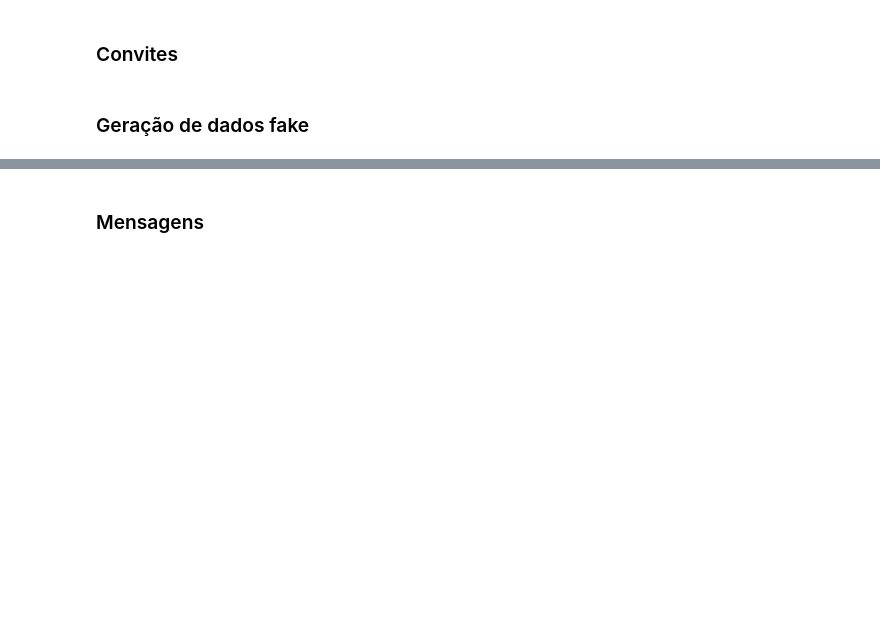
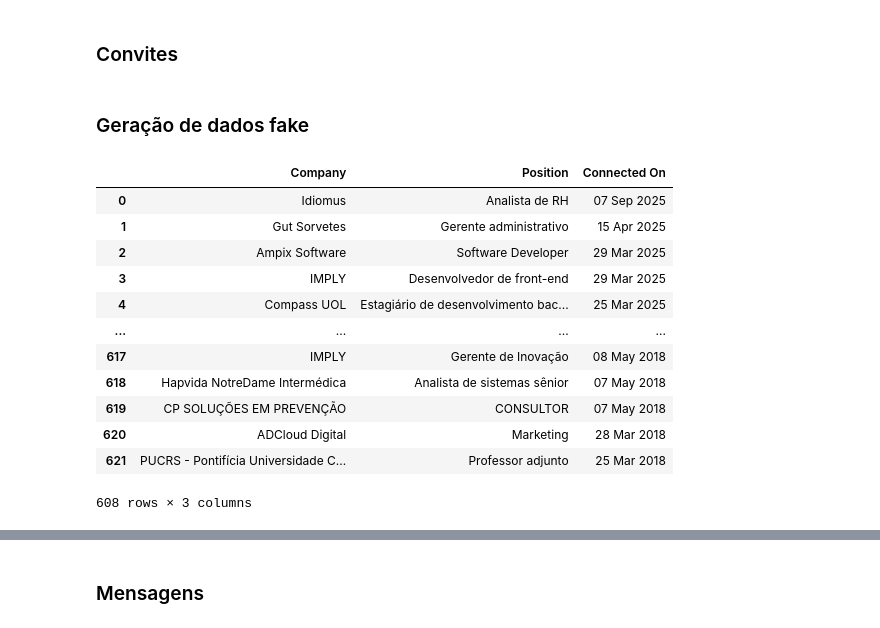
Before and after one commit to ohtopico/dados-perfil-linkedin, a Jupyter notebook: analise_dados_linkedin.ipynb, the cells around one changed output, grey strips where cells are left out. Cells and saved outputs as stored; diff of their text form; code cells hidden in the pictures; blank space fills up the shorter version.

```diff
--- a/analise_dados_linkedin.ipynb
+++ b/analise_dados_linkedin.ipynb
@@ -88,7 +118,21 @@ convites.to_csv('convites.csv')
 # %% [markdown]
 ### Geração de dados fake
 # %%
-conexoes.drop(labels = ['First Name', 'Last Name', 'Full Name'], axis = 1, inplace = True)
+conexoes.drop(labels = ['First Name', 'Last Name', 'Full Name', 'URL'], axis = 1, inplace = True)
 conexoes
+# %% [output]
+|  | Company | Position | Connected On |
+| 0 | Idiomus | Analista de RH | 07 Sep 2025 |
+| 1 | Gut Sorvetes | Gerente administrativo | 15 Apr 2025 |
+| 2 | Ampix Software | Software Developer | 29 Mar 2025 |
+| 3 | IMPLY | Desenvolvedor de front-end | 29 Mar 2025 |
+| 4 | Compass UOL | Estagiário de desenvolvimento bac... | 25 Mar 2025 |
+| ... | ... | ... | ... |
+| 617 | IMPLY | Gerente de Inovação | 08 May 2018 |
+| 618 | Hapvida NotreDame Intermédica | Analista de sistemas sênior | 07 May 2018 |
+| 619 | CP SOLUÇÕES EM PREVENÇÃO | CONSULTOR | 07 May 2018 |
+| 620 | ADCloud Digital | Marketing | 28 Mar 2018 |
+| 621 | PUCRS - Pontifícia Universidade C... | Professor adjunto | 25 Mar 2018 |
+608 rows × 3 columns
 # %%
 !pip install faker
```
Also changed, not shown: parts of 96 cells of this notebook.
